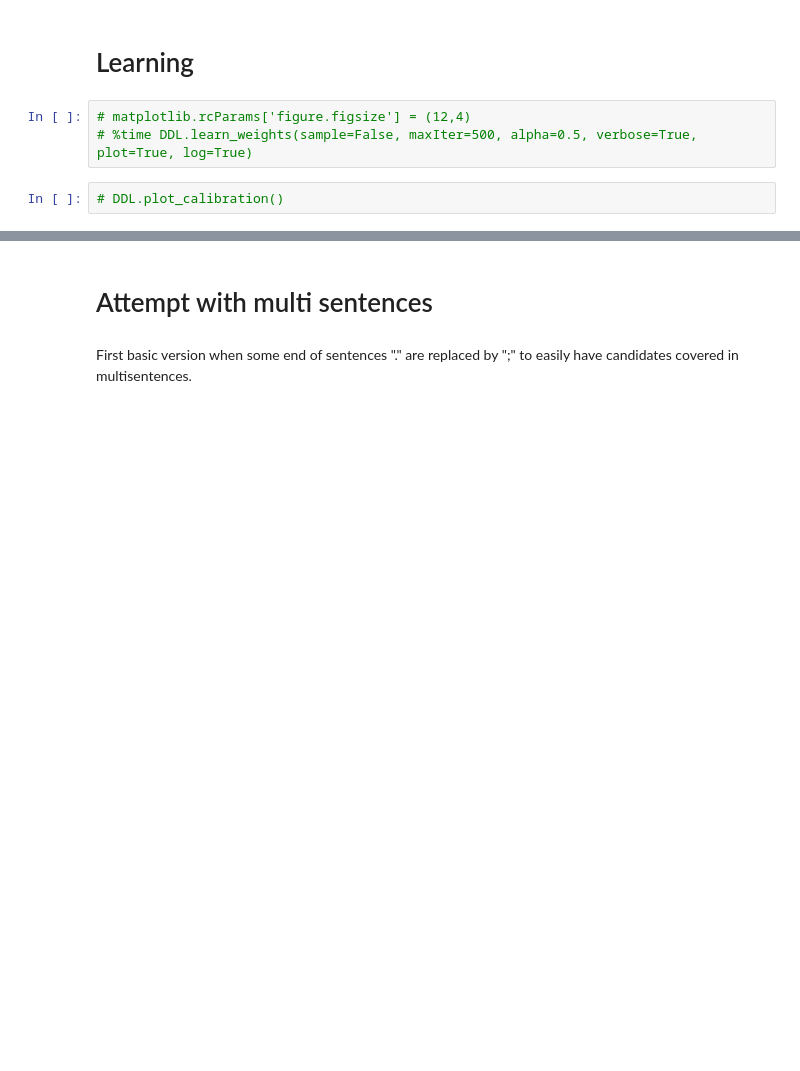
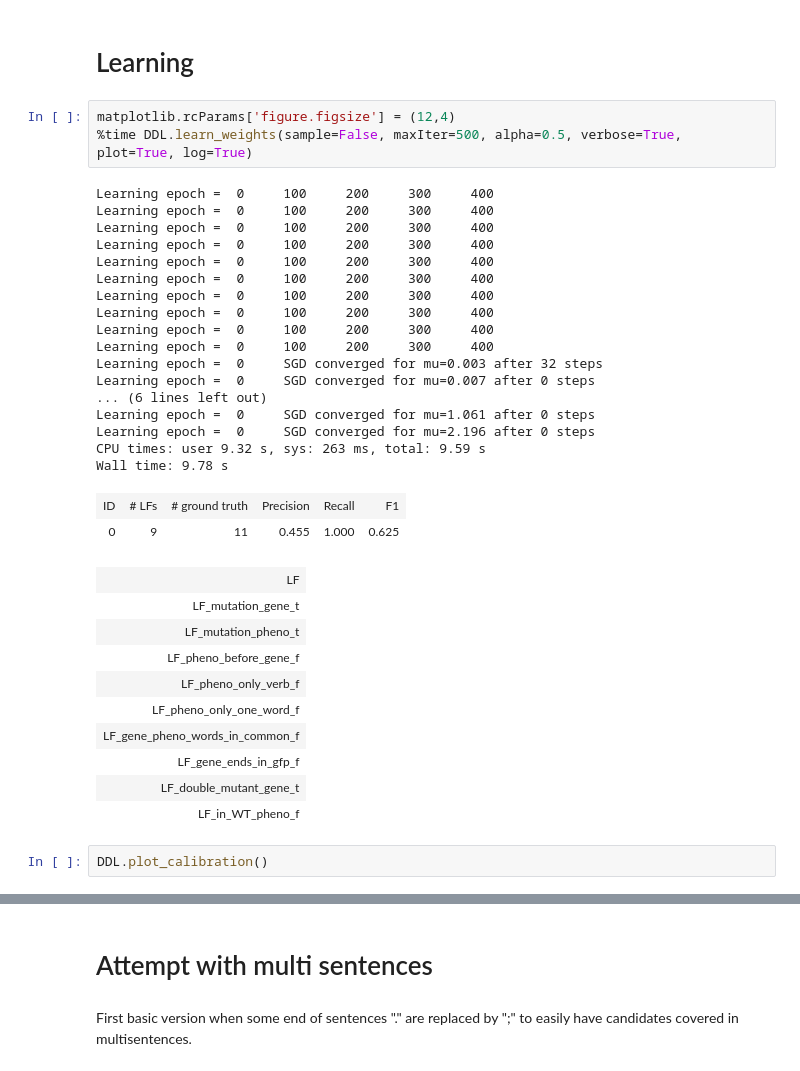
Before and after one commit to ThomasPalomares/ddlite, a Jupyter notebook: examples/GenePhenoArabidopsis.ipynb, the cells around one changed output, grey strips where cells are left out. Drawn from its saved outputs; the diff is of its cells as text; blank space fills up the shorter version.

```diff
--- a/examples/GenePhenoArabidopsis.ipynb
+++ b/examples/GenePhenoArabidopsis.ipynb
@@ -281,7 +295,37 @@ DDL.lowest_empirical_f1_lfs(n=10)
 # %% [markdown]
 # Learning
 # %%
-# matplotlib.rcParams['figure.figsize'] = (12,4)
-# %time DDL.learn_weights(sample=False, maxIter=500, alpha=0.5, verbose=True, plot=True, log=True)
+matplotlib.rcParams['figure.figsize'] = (12,4)
+%time DDL.learn_weights(sample=False, maxIter=500, alpha=0.5, verbose=True, plot=True, log=True)
+# %% [output]
+Learning epoch =  0     100     200     300     400
+Learning epoch =  0     100     200     300     400
+Learning epoch =  0     100     200     300     400
+Learning epoch =  0     100     200     300     400
+Learning epoch =  0     100     200     300     400
+Learning epoch =  0     100     200     300     400
+Learning epoch =  0     100     200     300     400
+Learning epoch =  0     100     200     300     400
+Learning epoch =  0     100     200     300     400
+Learning epoch =  0     100     200     300     400
+Learning epoch =  0     SGD converged for mu=0.003 after 32 steps
+Learning epoch =  0     SGD converged for mu=0.007 after 0 steps
+... (6 lines left out)
+Learning epoch =  0     SGD converged for mu=1.061 after 0 steps
+Learning epoch =  0     SGD converged for mu=2.196 after 0 steps
+CPU times: user 9.32 s, sys: 263 ms, total: 9.59 s
+Wall time: 9.78 s
+| ID | # LFs | # ground truth | Precision | Recall | F1 |
+| 0 | 9 | 11 | 0.455 | 1.000 | 0.625 |
+| LF |
+| LF_mutation_gene_t |
+| LF_mutation_pheno_t |
+| LF_pheno_before_gene_f |
+| LF_pheno_only_verb_f |
+| LF_pheno_only_one_word_f |
+| LF_gene_pheno_words_in_common_f |
+| LF_gene_ends_in_gfp_f |
+| LF_double_mutant_gene_t |
+| LF_in_WT_pheno_f |
-# %%
-# DDL.plot_calibration()
+# %%
+DDL.plot_calibration()
```
Also changed, not shown: parts of 12 cells of this notebook.
